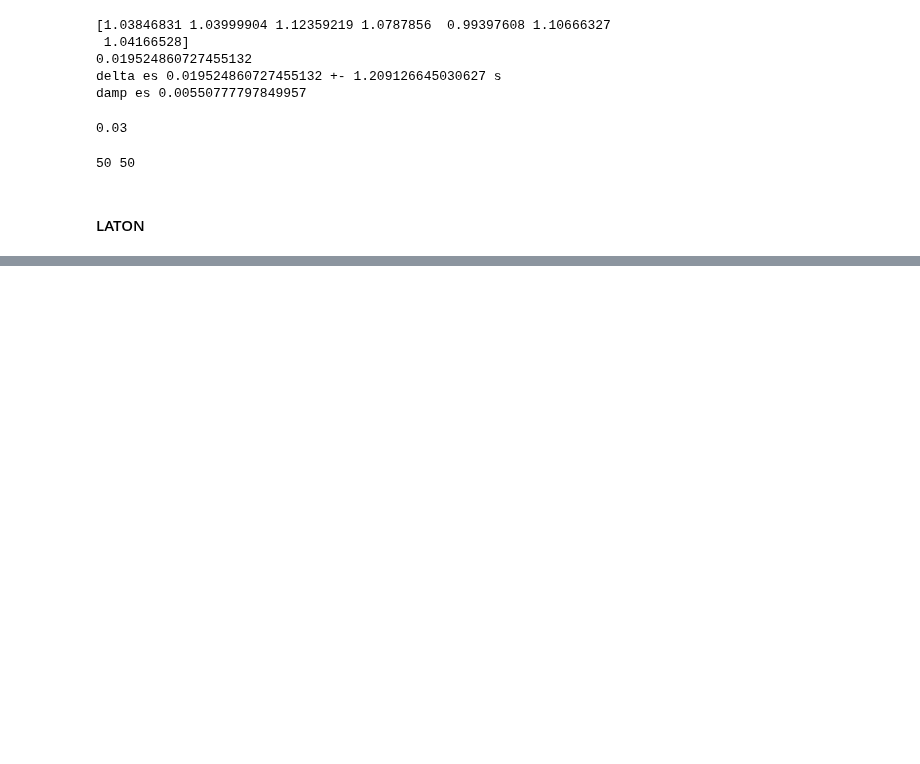
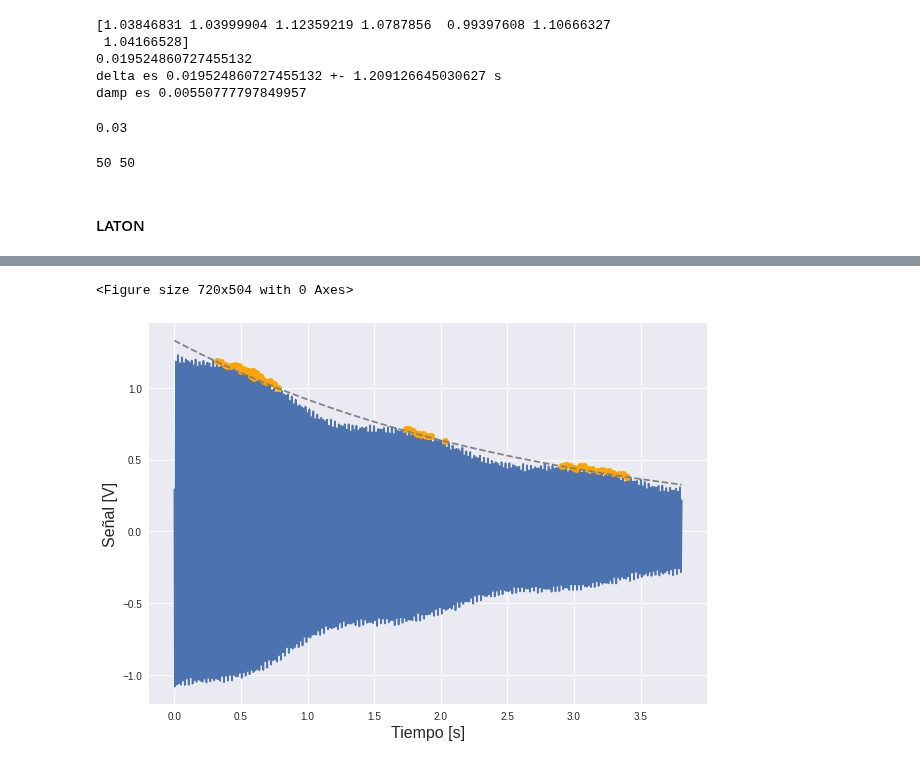
Before and after one commit to LunaKadysz/Laboratorio-4, a Jupyter notebook: Practica3/Practica3.ipynb, the cells around one changed output, grey strips where cells are left out. Drawn from its saved outputs; the diff is of its cells as text; code cells hidden in the pictures; blank space fills up the shorter version.

```diff
--- a/Practica3/Practica3.ipynb
+++ b/Practica3/Practica3.ipynb
@@ -457,14 +471,19 @@ plt.ylabel("Signal [V]")
 # %%
 %matplotlib inline
+plt.figure(figsize = (10,7))
 t_ = t[0:8000]
 v_ = v[0:8000]
-f = 1.1* np.exp(-0.38 * t_)
+f = 1.33* np.exp(-0.37 * t_ )
 peaks, _ = find_peaks(v_, height = f)
 
-plt.figure(figsize = (10,5))
+plt.figure(figsize = (10,7))
 plt.plot(t_,v_)
-plt.plot(t[peaks], v[peaks], "o")
+plt.plot(t[peaks], v[peaks], "o",color='orange')
 plt.plot(t_, f, '--',color = 'grey')
-plt.xlabel("Time [s]")
-plt.ylabel("Signal [V]")
+plt.xlabel("Tiempo [s]",fontsize=16)
+plt.ylabel("Señal [V]",fontsize=16)
+plt.savefig("DatosComp")
+# %% [output]
+<Figure size 720x504 with 0 Axes>
+[figure, added]
 # %%
```
Also changed, not shown: parts of 15 cells of this notebook, 9 other files.
